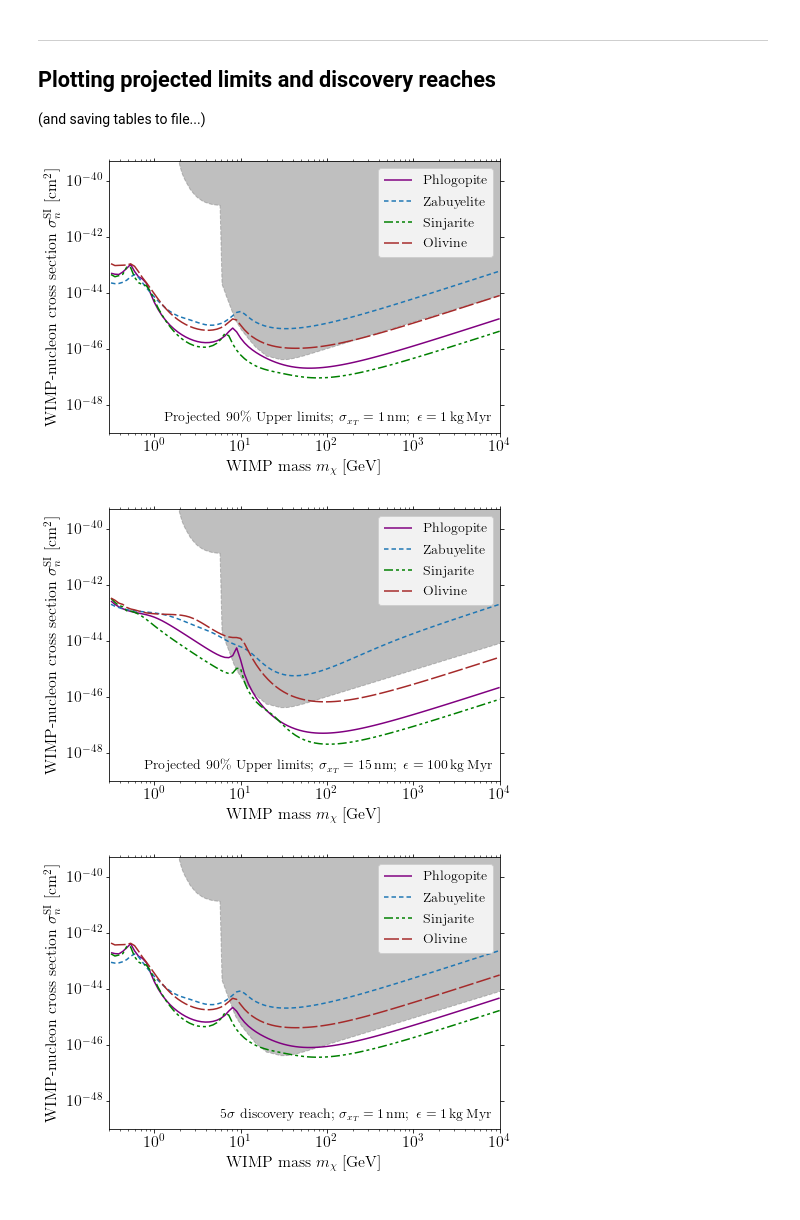
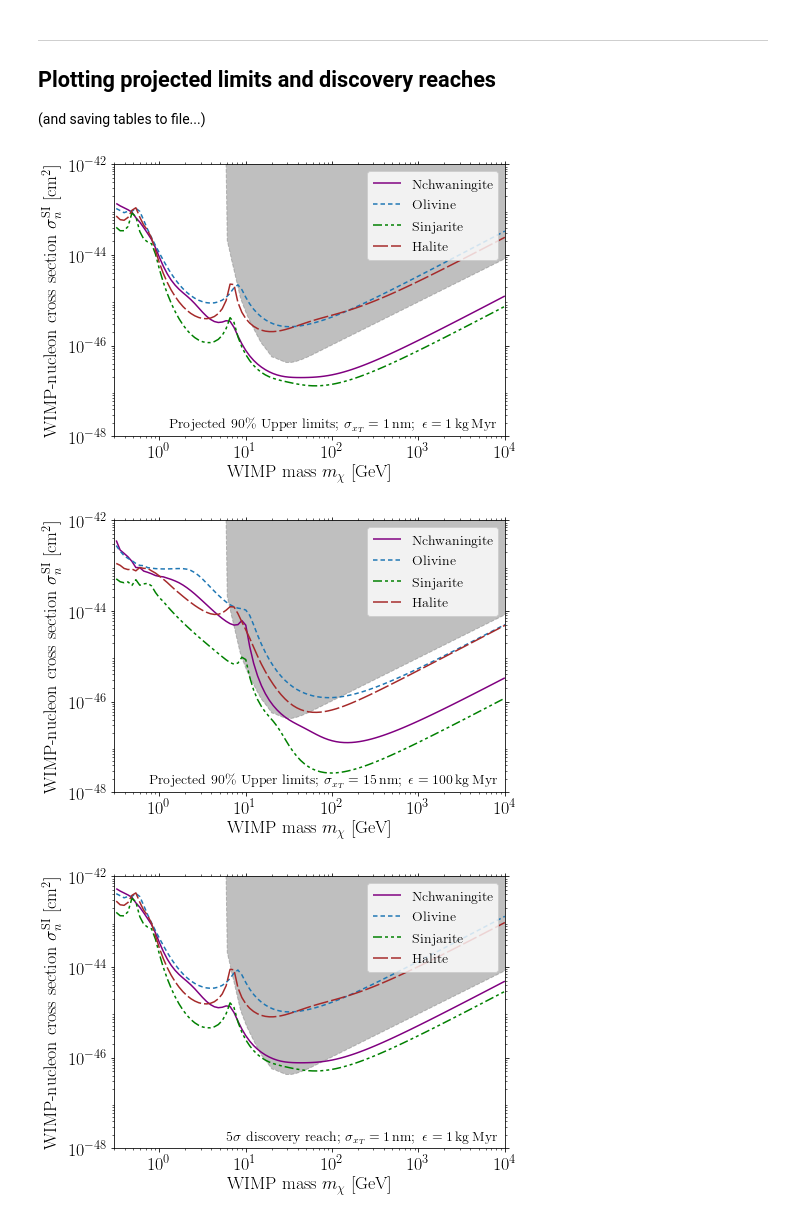
Before and after one commit to tedwards2412/paleo_detectors, a Jupyter notebook: Notebooks/FullAnalysis.ipynb, the cells around one changed output. Saved outputs shown, nothing was run; the diff lists cells and outputs as text; code cells hidden in the pictures.

```diff
--- a/Notebooks/FullAnalysis.ipynb
+++ b/Notebooks/FullAnalysis.ipynb
@@ -44,7 +44,7 @@ Oliv = Mineral("Olivine")
 # %%
 def MakeSF(mineral, sigma, exposure):
     xb = paleopy.calcBins_1nm()
-    systematics = [1.0, 1.0, 1.0, 1.0, 1.0, 1.0, 1.0, 1.0, 1.0, 1.0, 1.0, 1e-3, 1e-3]
+    systematics = [1.0, 1.0, 1.0, 1.0, 1.0, 1.0, 1.0, 1.0, 1.0, 1.0, 1.0, 1e-2, 1e-2]
 #     if sigma == 1.0:
 #         dRdx_BG = paleopy.GetBackground(mineral, sigma=sigma, x_bins=xb)
 #         print(np.shape(dRdx_BG))
@@ -243,8 +254,8 @@ if (recalculate):
 
     mlist = np.logspace(-0.5,4,num=100)
 
-    SF_list = [SF_Nch_1nm, SF_Zab_1nm, SF_Sinj_1nm, SF_Hal_1nm]
-    mineral_list = [Nch, Zab, Sinj, Hal]
+    SF_list = [SF_Nch_1nm, SF_Oliv_1nm, SF_Sinj_1nm, SF_Hal_1nm]
+    mineral_list = [Nch, Oliv, Sinj, Hal]
     for mineral,SF in zip(mineral_list, SF_list):
         print("Calculating for " + mineral.name + "...")
         lim, dr = GetLimitandDR(mineral, sigma=1.0, exposure=1.0, SF=SF, mlist=mlist)
@@ -266,8 +277,8 @@ Calculating for low resolution case:
 if (recalculate):
     mlist = np.logspace(-0.5,4,num=100)
 
-    SF_list = [SF_Nch_15nm, SF_Zab_15nm, SF_Sinj_15nm, SF_Hal_15nm]
-    mineral_list = [Nch, Zab, Sinj, Hal]
+    SF_list = [SF_Nch_15nm, SF_Oliv_15nm, SF_Sinj_15nm, SF_Hal_15nm]
+    mineral_list = [Nch, Oliv, Sinj, Hal]
     for mineral,SF in zip(mineral_list, SF_list):
         print("Calculating for " + mineral.name + "...")
         lim, dr = GetLimitandDR(mineral, sigma=15.0, exposure=100.0, SF=SF, mlist=mlist)
@@ -289,40 +300,48 @@ Calculating for Olivine...
 
 (and saving tables to file...)
 # %%
+rc('text', usetex=True)
+rc('font',**{'family':'sans-serif','sans-serif':['cmr']})
+rc('font',**{'family':'serif','serif':['cmr']})
+rc('font', size=18)
 plt.figure(figsize=(7,5))
 
 colors = ['Purple','C0', 'g', 'Brown']
 
 dashes=[[3, 0],
         [3, 2],
         [6, 2, 2, 2,2,2],
         [10,2]]
 
 m_curr, sig_curr = np.loadtxt("../Data/CurrentLimits.txt", unpack=True)
 plt.fill_between(m_curr, sig_curr, 1e-35, linestyle='--', color='grey', alpha=0.5)
 
-for mineral,col,dash in zip([Nch, Zab, Sinj, Hal],colors,dashes):
+for mineral,col,dash in zip([Nch, Oliv, Sinj, Hal],colors,dashes):
     mlist, lim, dr = np.loadtxt('../ES/limits/lims_' + mineral.shortname + '_exp1.0_res1.0.txt', unpack=True)
     plt.loglog(mlist, lim, label=mineral.name,color=col, dashes=dash)
 
-plt.ylim(1e-49, 5e-40)
+plt.ylim(1e-48, 1e-42)
 plt.xlim(0.3, 1e4)
-plt.yticks([1e-48, 1e-46, 1e-44, 1e-42, 1e-40])
+plt.yticks([1e-48, 1e-46, 1e-44, 1e-42])
 
 
 plt.legend(fontsize=14,loc='upper right')
 
 plt.xlabel(r'WIMP mass $m_\chi$ [GeV]')
 plt.ylabel(r'WIMP-nucleon cross section $\sigma_n^{\mathrm{SI}}$ [cm$^2$]')
 
-plt.text(8e3, 2e-49, r'Projected $90\%$ Upper limits; $\sigma_{x_T} = 1\,\mathrm{nm}; \,\,\epsilon = 1 \,\mathrm{kg}\,\mathrm{Myr}$', fontsize=14, ha='right')
+plt.text(8e3, 1.3e-48, r'Projected $90\%$ Upper limits; $\sigma_{x_T} = 1\,\mathrm{nm}; \,\,\epsilon = 1 \,\mathrm{kg}\,\mathrm{Myr}$', fontsize=14, ha='right')
 
 plt.savefig('../plots/limits90_exp1.0_sig1.0.pdf', bbox_inches="tight")
 
 plt.show()
 # %% [output]
-[figure, old version]
+[figure, new version]
 # %%
+rc('text', usetex=True)
+rc('font',**{'family':'sans-serif','sans-serif':['cmr']})
+rc('font',**{'family':'serif','serif':['cmr']})
+rc('font', size=18)
 plt.figure(figsize=(7,5))
 
 colors = ['Purple','C0', 'g', 'Brown']
@@ -335,13 +354,13 @@ dashes=[[3, 0],
 m_curr, sig_curr = np.loadtxt("../Data/CurrentLimits.txt", unpack=True)
 plt.fill_between(m_curr, sig_curr, 1e-35, linestyle='--', color='grey', alpha=0.5)
 
-for mineral,col,dash in zip([Nch, Zab, Sinj, Hal],colors,dashes):
+for mineral,col,dash in zip([Nch, Oliv, Sinj, Hal],colors,dashes):
     mlist, lim, dr = np.loadtxt('../ES/limits/lims_' + mineral.shortname + '_exp100.0_res15.0.txt', unpack=True)
     plt.loglog(mlist, lim, label=mineral.name,color=col, dashes=dash)
 
-plt.ylim(1e-49, 5e-40)
+plt.ylim(1e-48, 1e-42)
 plt.xlim(0.3, 1e4)
-plt.yticks([1e-48, 1e-46, 1e-44, 1e-42, 1e-40])
+plt.yticks([1e-48, 1e-46, 1e-44, 1e-42])
 
 
 plt.legend(fontsize=14,loc='upper right')
@@ -349,14 +368,18 @@ plt.legend(fontsize=14,loc='upper right')
 plt.xlabel(r'WIMP mass $m_\chi$ [GeV]')
 plt.ylabel(r'WIMP-nucleon cross section $\sigma_n^{\mathrm{SI}}$ [cm$^2$]')
 
-plt.text(8e3, 2e-49, r'Projected $90\%$ Upper limits; $\sigma_{x_T} = 15\,\mathrm{nm}; \,\,\epsilon = 100 \,\mathrm{kg}\,\mathrm{Myr}$', fontsize=14, ha='right')
+plt.text(8e3, 1.3e-48, r'Projected $90\%$ Upper limits; $\sigma_{x_T} = 15\,\mathrm{nm}; \,\,\epsilon = 100 \,\mathrm{kg}\,\mathrm{Myr}$', fontsize=14, ha='right')
 
 plt.savefig('../plots/limits90_exp100.0_sig15.0.pdf', bbox_inches="tight")
 
 plt.show()
 # %% [output]
-[figure, old version]
+[figure, new version]
 # %%
+rc('text', usetex=True)
+rc('font',**{'family':'sans-serif','sans-serif':['cmr']})
+rc('font',**{'family':'serif','serif':['cmr']})
+rc('font', size=18)
 plt.figure(figsize=(7,5))
 
 colors = ['Purple','C0', 'g', 'Brown']
@@ -369,13 +392,13 @@ dashes=[[3, 0],
 m_curr, sig_curr = np.loadtxt("../Data/CurrentLimits.txt", unpack=True)
 plt.fill_between(m_curr, sig_curr, 1e-35, linestyle='--', color='grey', alpha=0.5)
 
-for mineral,col,dash in zip([Nch, Zab, Sinj, Hal],colors,dashes):
+for mineral,col,dash in zip([Nch, Oliv, Sinj, Hal],colors,dashes):
     mlist, lim, dr = np.loadtxt('../ES/limits/lims_' + mineral.shortname + '_exp1.0_res1.0.txt', unpack=True)
     plt.loglog(mlist, dr, label=mineral.name,color=col, dashes=dash)
 
-plt.ylim(1e-49, 5e-40)
+plt.ylim(1e-48, 1e-42)
 plt.xlim(0.3, 1e4)
-plt.yticks([1e-48, 1e-46, 1e-44, 1e-42, 1e-40])
+plt.yticks([1e-48, 1e-46, 1e-44, 1e-42])
 
 
 plt.legend(fontsize=14,loc='upper right')
@@ -383,11 +406,11 @@ plt.legend(fontsize=14,loc='upper right')
 plt.xlabel(r'WIMP mass $m_\chi$ [GeV]')
 plt.ylabel(r'WIMP-nucleon cross section $\sigma_n^{\mathrm{SI}}$ [cm$^2$]')
 
-plt.text(8e3, 2e-49, r'$5\sigma$ discovery reach; $\sigma_{x_T} = 1\,\mathrm{nm}; \,\,\epsilon = 1 \,\mathrm{kg}\,\mathrm{Myr}$', fontsize=14, ha='right')
+plt.text(8e3, 1.3e-48, r'$5\sigma$ discovery reach; $\sigma_{x_T} = 1\,\mathrm{nm}; \,\,\epsilon = 1 \,\mathrm{kg}\,\mathrm{Myr}$', fontsize=14, ha='right')
 
 plt.savefig('../plots/discovery_exp1.0_sig1.0.pdf', bbox_inches="tight")
 
 plt.show()
 # %% [output]
-[figure, old version]
+[figure, new version]
 # %%
```
Also changed, not shown: parts of 5 cells of this notebook, 27 other files.
